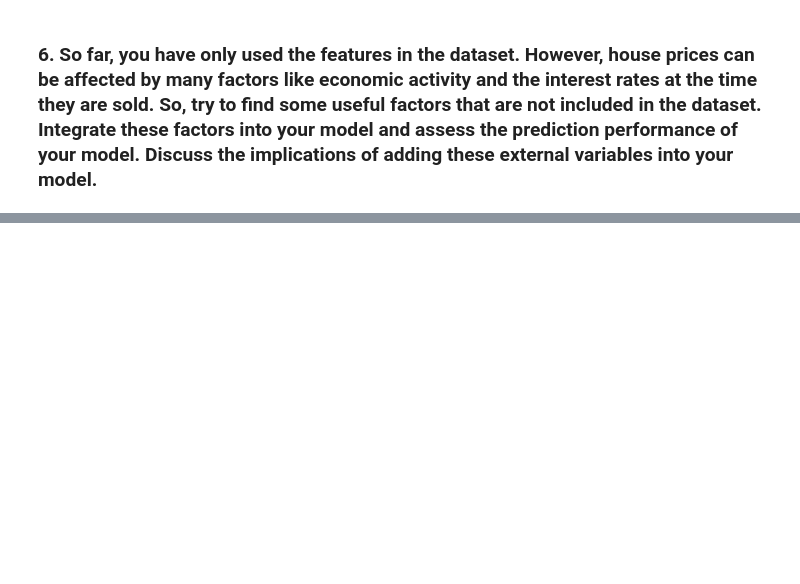
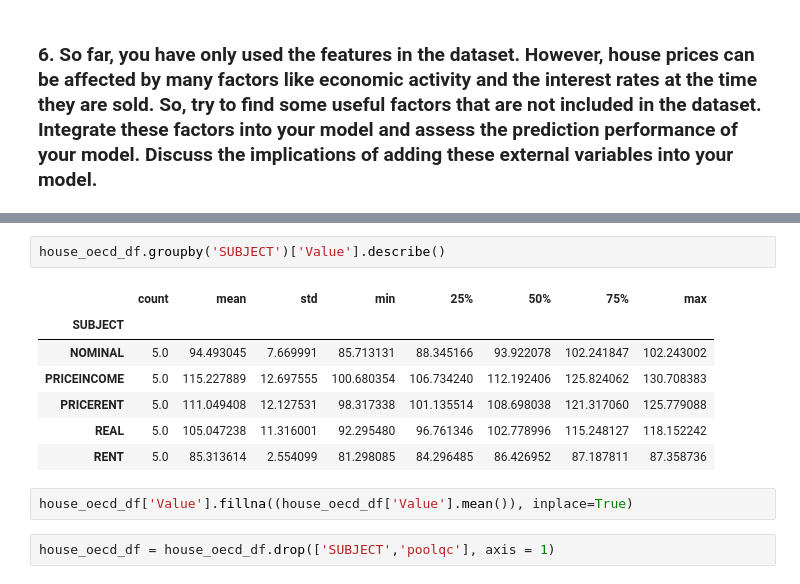
Before and after one commit to kathieking/Thinkful, a Jupyter notebook: check19_8_challenge.ipynb, the cells around one changed output, grey strips where cells are left out. Cells and saved outputs as stored; diff of their text form; blank space fills up the shorter version.

```diff
--- a/check19_8_challenge.ipynb
+++ b/check19_8_challenge.ipynb
@@ -526,0 +909,14 @@ ElasticNetCV: 34743.69369843737
+# %%
+house_oecd_df.groupby('SUBJECT')['Value'].describe()
+# %% [output]
+|  | count | mean | std | min | 25% | 50% | 75% | max |
+| SUBJECT |  |  |  |  |  |  |  |  |
+| NOMINAL | 5.0 | 94.493045 | 7.669991 | 85.713131 | 88.345166 | 93.922078 | 102.241847 | 102.243002 |
+| PRICEINCOME | 5.0 | 115.227889 | 12.697555 | 100.680354 | 106.734240 | 112.192406 | 125.824062 | 130.708383 |
+| PRICERENT | 5.0 | 111.049408 | 12.127531 | 98.317338 | 101.135514 | 108.698038 | 121.317060 | 125.779088 |
+| REAL | 5.0 | 105.047238 | 11.316001 | 92.295480 | 96.761346 | 102.778996 | 115.248127 | 118.152242 |
+| RENT | 5.0 | 85.313614 | 2.554099 | 81.298085 | 84.296485 | 86.426952 | 87.187811 | 87.358736 |
+# %%
+house_oecd_df['Value'].fillna((house_oecd_df['Value'].mean()), inplace=True)
+# %%
+house_oecd_df = house_oecd_df.drop(['SUBJECT','poolqc'], axis = 1)
```
Also changed, not shown: parts of 64 cells of this notebook.
